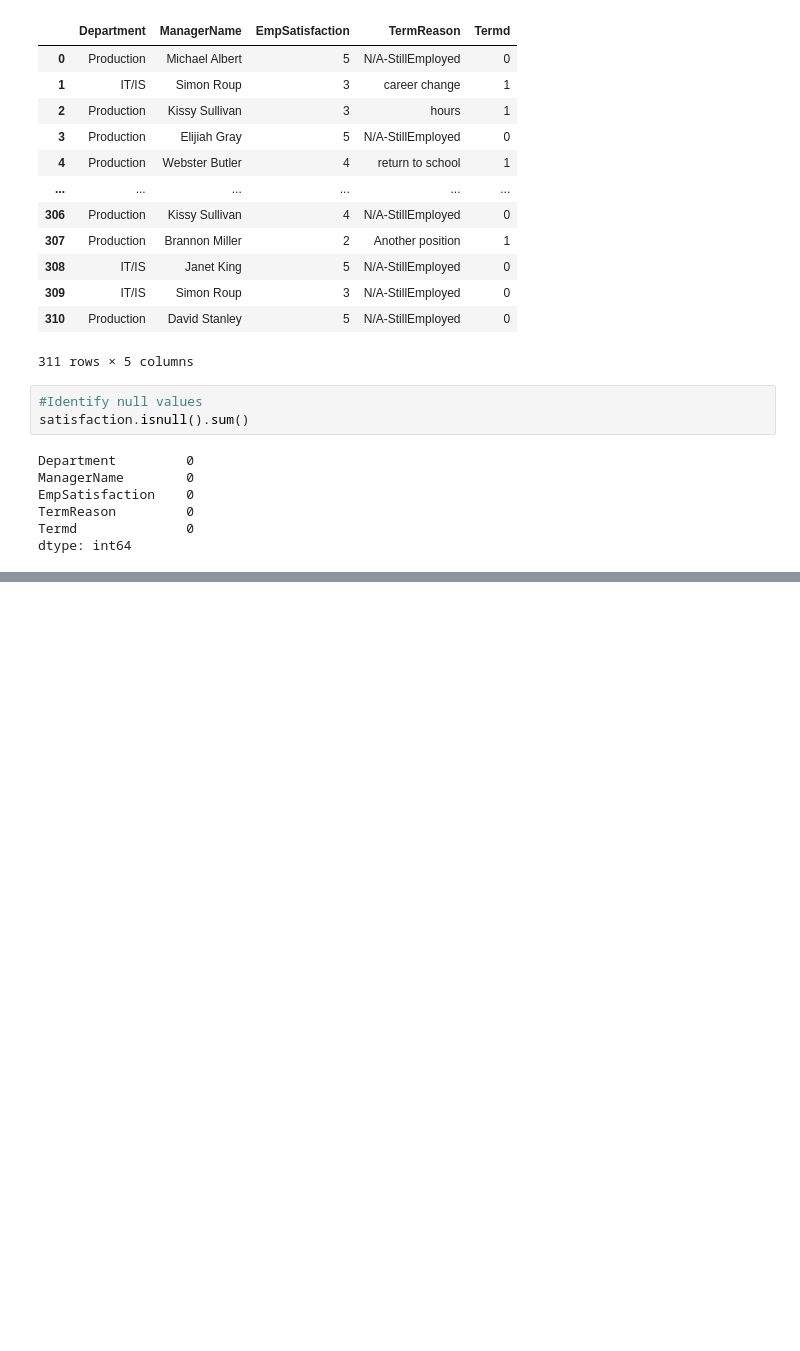
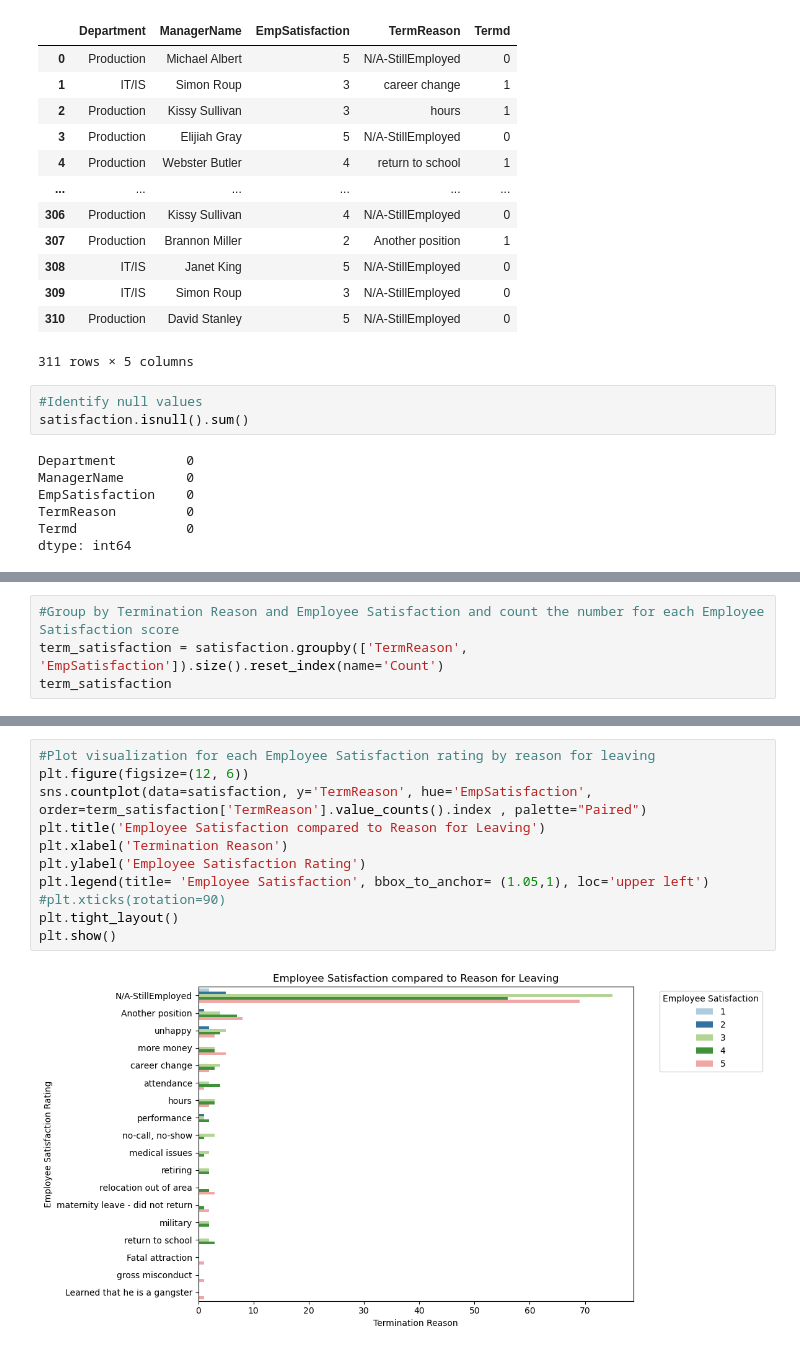
Before and after one commit to akisharbnsn/CohortB_Career_Analysis, a Jupyter notebook: notebook/alyssac_eda.ipynb, the cells around one changed output, grey strips where cells are left out. Saved outputs shown, nothing was run; the diff lists cells and outputs as text; blank space fills up the shorter version.

```diff
--- a/notebook/alyssac_eda.ipynb
+++ b/notebook/alyssac_eda.ipynb
@@ -200,0 +199,4 @@ plt.show()
+# %%
+#Group by Termination Reason and Employee Satisfaction and count the number for each Employee Satisfaction score
+term_satisfaction = satisfaction.groupby(['TermReason', 'EmpSatisfaction']).size().reset_index(name='Count')
+term_satisfaction
@@ -200,0 +221,13 @@ plt.show()
+# %%
+#Plot visualization for each Employee Satisfaction rating by reason for leaving
+plt.figure(figsize=(12, 6))
+sns.countplot(data=satisfaction, y='TermReason', hue='EmpSatisfaction', order=term_satisfaction['TermReason'].value_counts().index , palette="Paired")
+plt.title('Employee Satisfaction compared to Reason for Leaving')
+plt.xlabel('Termination Reason')
+plt.ylabel('Employee Satisfaction Rating')
+plt.legend(title= 'Employee Satisfaction', bbox_to_anchor= (1.05,1), loc='upper left')
+#plt.xticks(rotation=90)
+plt.tight_layout()
+plt.show()
+# %% [output]
+[figure, added]
```
Also changed, not shown: parts of 19 cells of this notebook, 1 other file.
